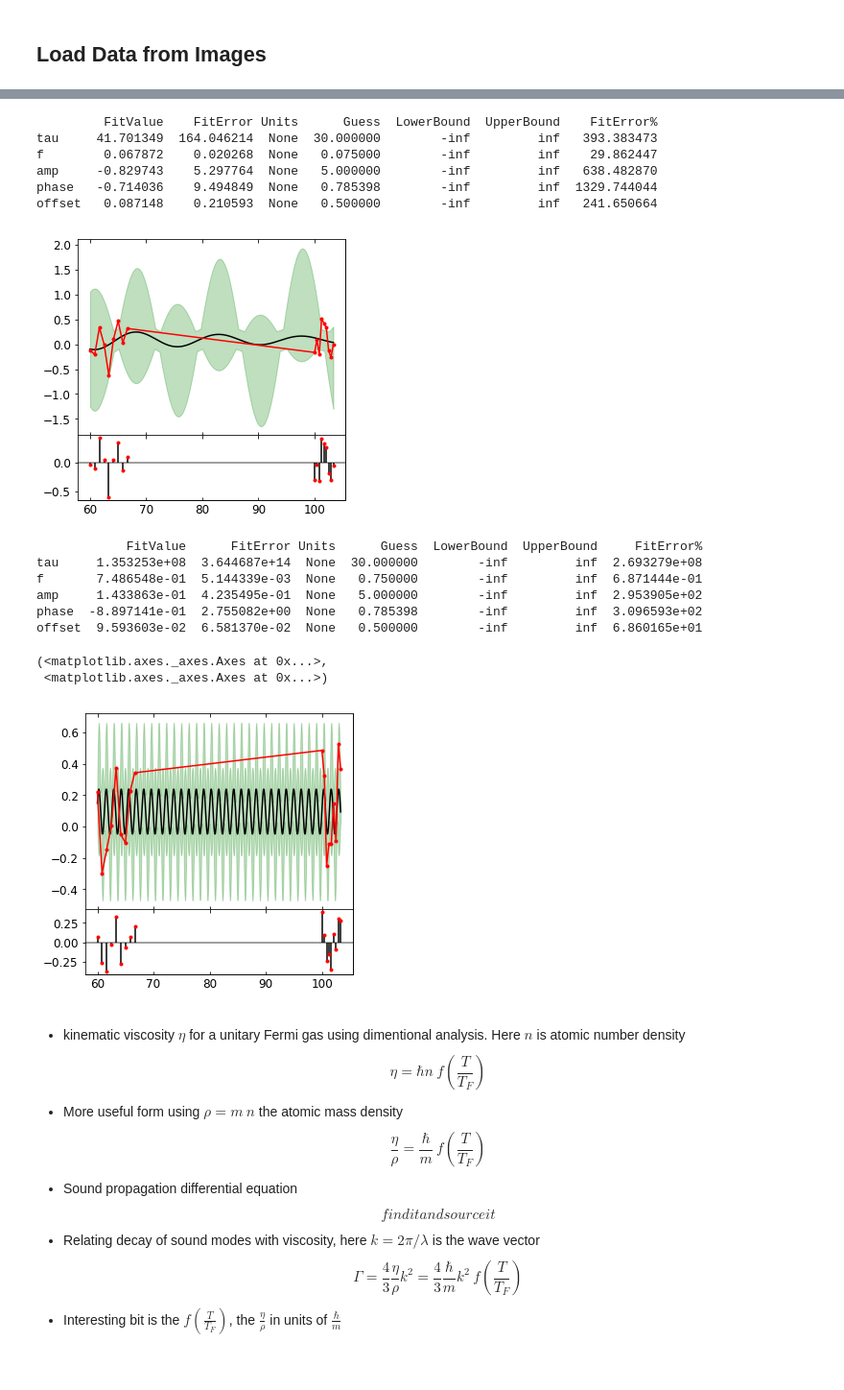
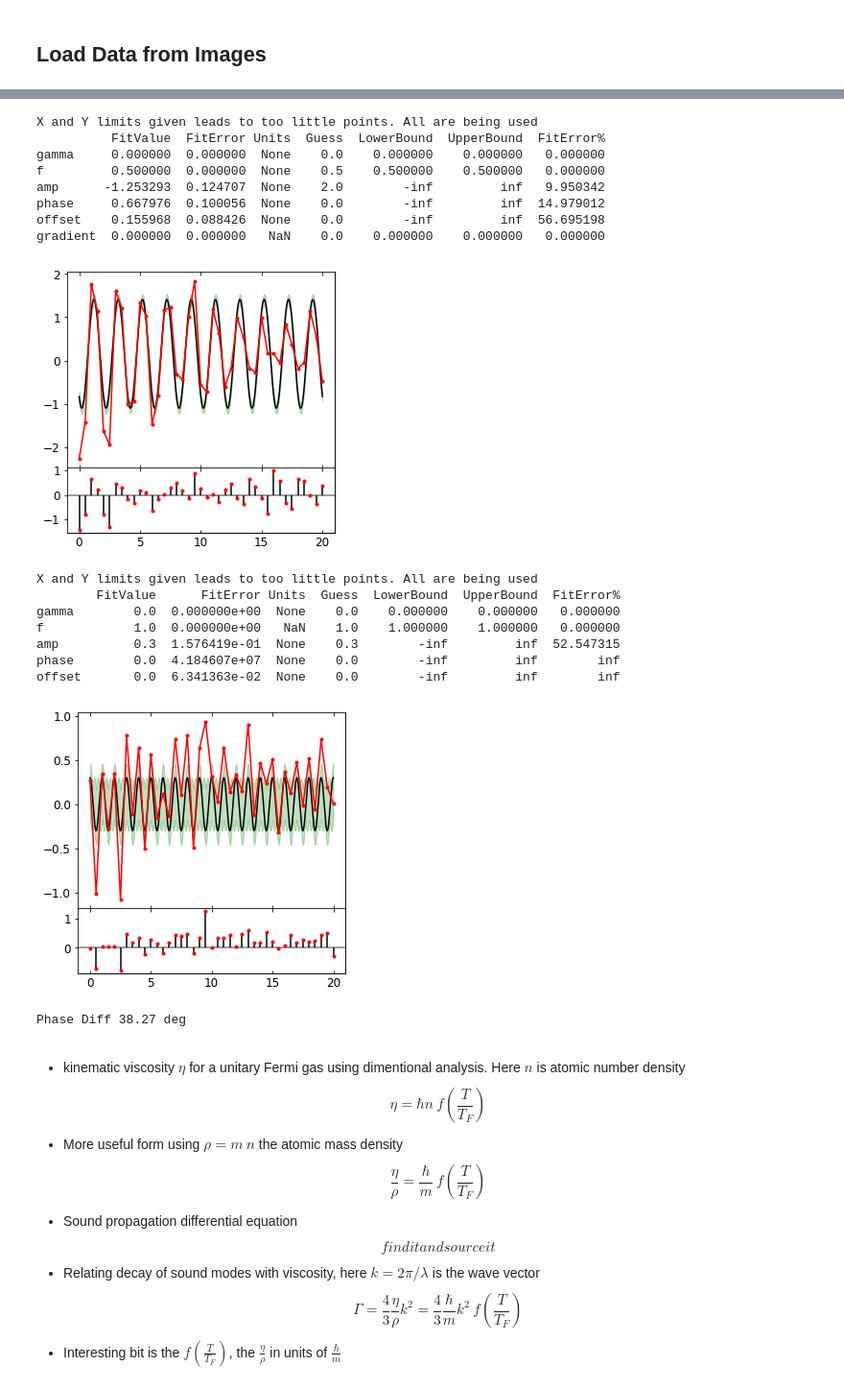
Before and after one commit to ranchop/QCalc, a Jupyter notebook: Box Shaking/Specific Datasets/Sonogram/Downconversion - 08-26.ipynb, the cells around one changed output, grey strips where cells are left out. Shown at 96% size. Cells and saved outputs as stored; diff of their text form; code cells hidden in the pictures.

```diff
--- a/Box Shaking/Specific Datasets/Sonogram/Downconversion - 08-26.ipynb
+++ b/Box Shaking/Specific Datasets/Sonogram/Downconversion - 08-26.ipynb
@@ -1078,30 +1083,47 @@ plt.tight_layout()
-# %%
-c = tp.Curve(movie_ft[0], movie_ft[2][5, :])
-def exp_decay(t, tau=1, f=1, amp=1, phase=0, offset=0): return amp * np.sin(2*np.pi*f*t - phase) * np.exp(- t/tau) + offset
-cf = Curve_Fit(exp_decay, [30, 0.075, 5, np.pi/4, 0.5], c.x * 1000/300, c.y, info=True)
-cf.plot(fiterrors=True)
-plt.show()
-c = tp.Curve(movie_ft[0], movie_ft[2][50, :])
-def exp_decay(t, tau=1, f=1, amp=1, phase=0, offset=0): return amp * np.sin(2*np.pi*f*t - phase) * np.exp(- t/tau) + offset
-cf = Curve_Fit(exp_decay, [30, 0.750, 5, np.pi/4, 0.5], c.x * 1000/300, c.y, info=True)
-cf.plot(fiterrors=True)
-# %% [output]
-         FitValue    FitError Units      Guess  LowerBound  UpperBound    FitError%
-tau     41.701349  164.046214  None  30.000000        -inf         inf   393.383473
-f        0.067872    0.020268  None   0.075000        -inf         inf    29.862447
-amp     -0.829743    5.297764  None   5.000000        -inf         inf   638.482870
-phase   -0.714036    9.494849  None   0.785398        -inf         inf  1329.744044
-offset   0.087148    0.210593  None   0.500000        -inf         inf   241.650664
-[figure, removed]
-            FitValue      FitError Units      Guess  LowerBound  UpperBound     FitError%
-tau     1.353253e+08  3.644687e+14  None  30.000000        -inf         inf  2.693279e+08
-f       7.486548e-01  5.144339e-03  None   0.750000        -inf         inf  6.871444e-01
-amp     1.433863e-01  4.235495e-01  None   5.000000        -inf         inf  2.953905e+02
-phase  -8.897141e-01  2.755082e+00  None   0.785398        -inf         inf  3.096593e+02
-offset  9.593603e-02  6.581370e-02  None   0.500000        -inf         inf  6.860165e+01
-(<matplotlib.axes._axes.Axes at 0x...>,
- <matplotlib.axes._axes.Axes at 0x...>)
-[figure, removed]
+# %%
+# fits
+fit_lim = [20, 50]
+mode_num = 2
+c = tp.Curve(movie_ft[0], movie_ft[2][5*mode_num, :]).trim(xlim=fit_lim)
+def exp_decay(t, gamma=1, f=1, amp=1, phase=0, offset=0, gradient=0): return amp * np.cos(2*np.pi*f*t - phase) * np.exp(- t * gamma) + offset + gradient * t
+# guess =dict(gamma = -0.05, amp=2, phase=0, offset=0)
+guess =dict(amp=2, phase=0, offset=0, )
+fixed = dict(f = 0.5, gamma = 0)
+cf2 = Curve_Fit(exp_decay, guess, c.x, c.y, info=True, fixed=fixed)
+cf2.plot(fiterrors=True)
+plt.show()
+
+mode_num = 4
+c = tp.Curve(movie_ft[0], movie_ft[2][5*mode_num, :]).trim(xlim=fit_lim)
+def exp_decay(t, gamma=1, f=1, amp=1, phase=0, offset=0): return amp * np.cos(2*np.pi*f*t - phase) * np.exp(- t * gamma) + offset
+# guess =dict(gamma = -0.05, amp=0.3, phase=0, offset=0)
+guess =dict(amp=0.3, phase=0, offset=0)
+fixed = dict(f = 1, gamma = 0)
+cf4 = Curve_Fit(exp_decay, guess, c.x, c.y, info=True, fixed=fixed)
+cf4.plot(fiterrors=True)
+plt.show()
+
+phase_diff = cf2['phase'] - cf4['phase']
+print("Phase Diff {:.2f} deg".format(phase_diff/np.pi*180))
+# %% [output]
+X and Y limits given leads to too little points. All are being used
+          FitValue  FitError Units  Guess  LowerBound  UpperBound  FitError%
+gamma     0.000000  0.000000  None    0.0    0.000000    0.000000   0.000000
+f         0.500000  0.000000  None    0.5    0.500000    0.500000   0.000000
+amp      -1.253293  0.124707  None    2.0        -inf         inf   9.950342
+phase     0.667976  0.100056  None    0.0        -inf         inf  14.979012
+offset    0.155968  0.088426  None    0.0        -inf         inf  56.695198
+gradient  0.000000  0.000000   NaN    0.0    0.000000    0.000000   0.000000
+[figure, added]
+X and Y limits given leads to too little points. All are being used
+        FitValue      FitError Units  Guess  LowerBound  UpperBound  FitError%
+gamma        0.0  0.000000e+00  None    0.0    0.000000    0.000000   0.000000
+f            1.0  0.000000e+00   NaN    1.0    1.000000    1.000000   0.000000
+amp          0.3  1.576419e-01  None    0.3        -inf         inf  52.547315
+phase        0.0  4.184607e+07  None    0.0        -inf         inf        inf
+offset       0.0  6.341363e-02  None    0.0        -inf         inf        inf
+[figure, added]
+Phase Diff 38.27 deg
 # %% [markdown]
 * kinematic viscosity $\eta$ for a unitary Fermi gas using dimentional analysis. Here $n$ is atomic number density
 $$ \eta = \hbar n \: f\left( \frac{T}{T_F} \right) $$
```
Also changed, not shown: parts of 12 cells of this notebook, 3 other files.
